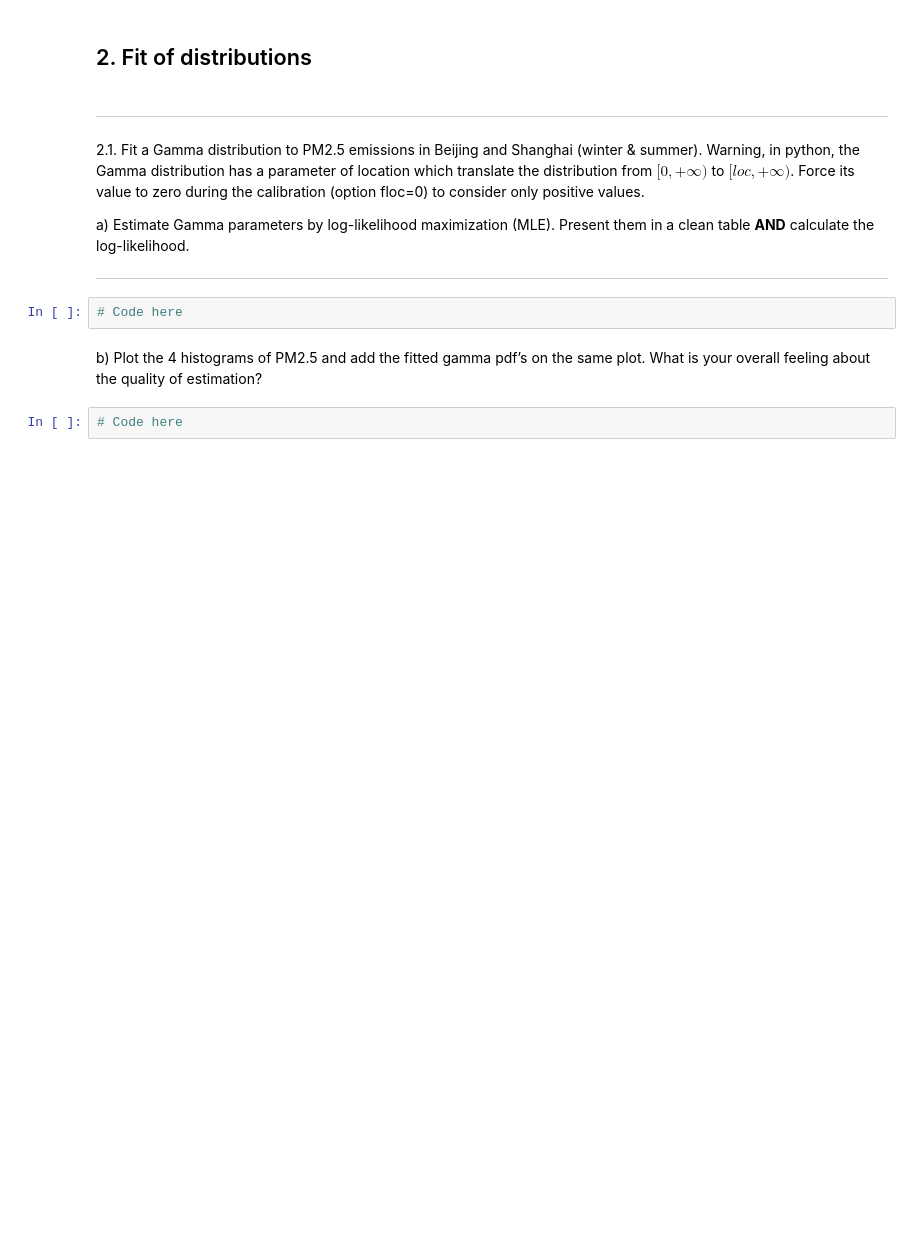
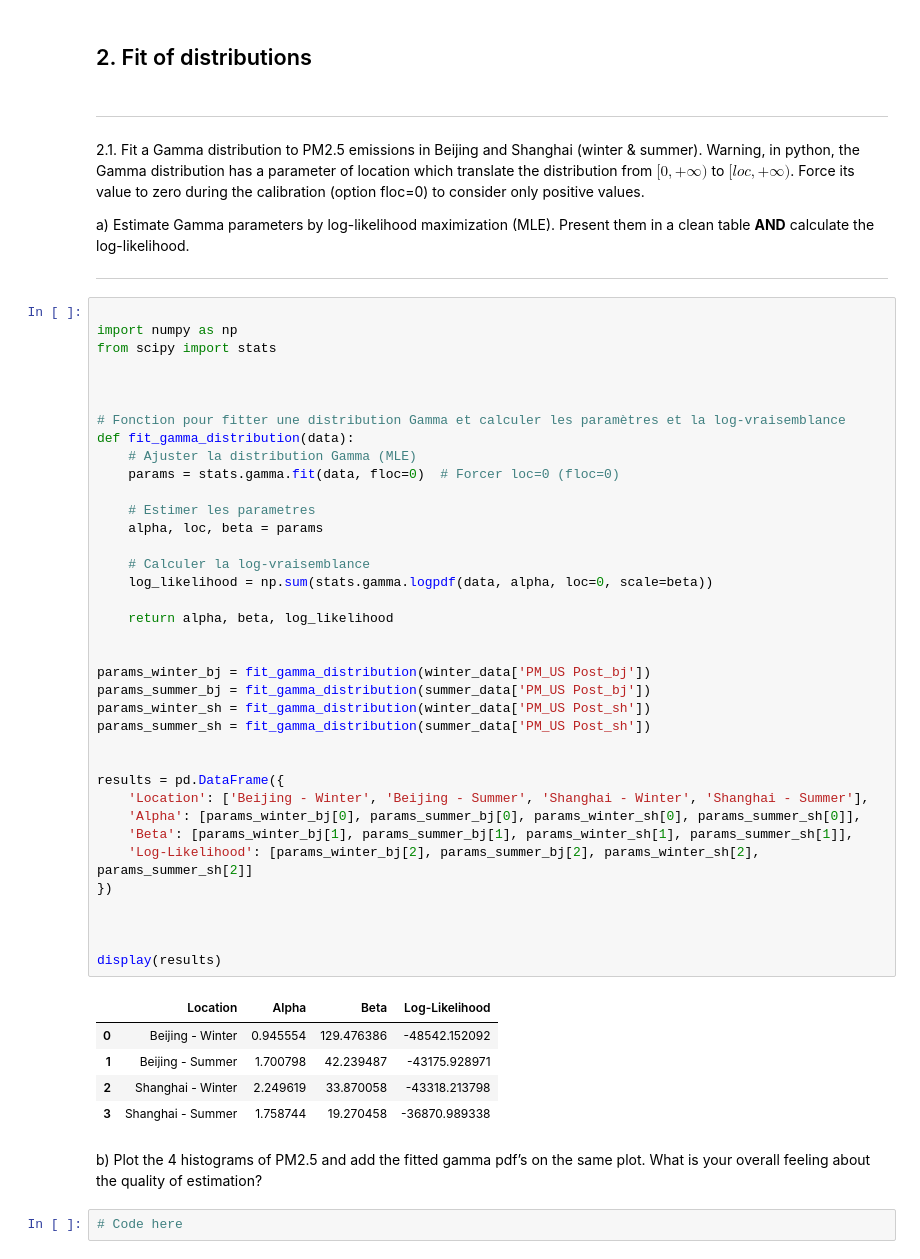
Before and after one commit to Edouard1000/Hackaton1, a Jupyter notebook: Hackathon 1.ipynb, the cells around one changed output. Saved outputs shown, nothing was run; the diff lists cells and outputs as text; blank space fills up the shorter version.

```diff
--- a/Hackathon 1.ipynb
+++ b/Hackathon 1.ipynb
@@ -202,8 +202,49 @@ Comments here:
 a) Estimate Gamma parameters by log-likelihood maximization (MLE). Present them in a clean table **AND** calculate the log-likelihood.
 
 ------------------------------------------------------------------------------------------------------
-# %%
-# Code here
+# %%
+
+import numpy as np
+from scipy import stats
+
+
+
+# Fonction pour fitter une distribution Gamma et calculer les paramètres et la log-vraisemblance
+def fit_gamma_distribution(data):
+    # Ajuster la distribution Gamma (MLE)
+    params = stats.gamma.fit(data, floc=0)  # Forcer loc=0 (floc=0)
+
+    # Estimer les parametres
+    alpha, loc, beta = params
+
+    # Calculer la log-vraisemblance
+    log_likelihood = np.sum(stats.gamma.logpdf(data, alpha, loc=0, scale=beta))
+
+    return alpha, beta, log_likelihood
+
+
+params_winter_bj = fit_gamma_distribution(winter_data['PM_US Post_bj'])
+params_summer_bj = fit_gamma_distribution(summer_data['PM_US Post_bj'])
+params_winter_sh = fit_gamma_distribution(winter_data['PM_US Post_sh'])
+params_summer_sh = fit_gamma_distribution(summer_data['PM_US Post_sh'])
+
+
+results = pd.DataFrame({
+    'Location': ['Beijing - Winter', 'Beijing - Summer', 'Shanghai - Winter', 'Shanghai - Summer'],
+    'Alpha': [params_winter_bj[0], params_summer_bj[0], params_winter_sh[0], params_summer_sh[0]],
+    'Beta': [params_winter_bj[1], params_summer_bj[1], params_winter_sh[1], params_summer_sh[1]],
+    'Log-Likelihood': [params_winter_bj[2], params_summer_bj[2], params_winter_sh[2], params_summer_sh[2]]
+})
+
+
+
+display(results)
+# %% [output]
+|  | Location | Alpha | Beta | Log-Likelihood |
+| 0 | Beijing - Winter | 0.945554 | 129.476386 | -48542.152092 |
+| 1 | Beijing - Summer | 1.700798 | 42.239487 | -43175.928971 |
+| 2 | Shanghai - Winter | 2.249619 | 33.870058 | -43318.213798 |
+| 3 | Shanghai - Summer | 1.758744 | 19.270458 | -36870.989338 |
 # %% [markdown]
 b) Plot the 4 histograms of PM2.5 and add the fitted gamma pdf’s on the same plot. What is your overall feeling about the quality of estimation?
 # %%
```
